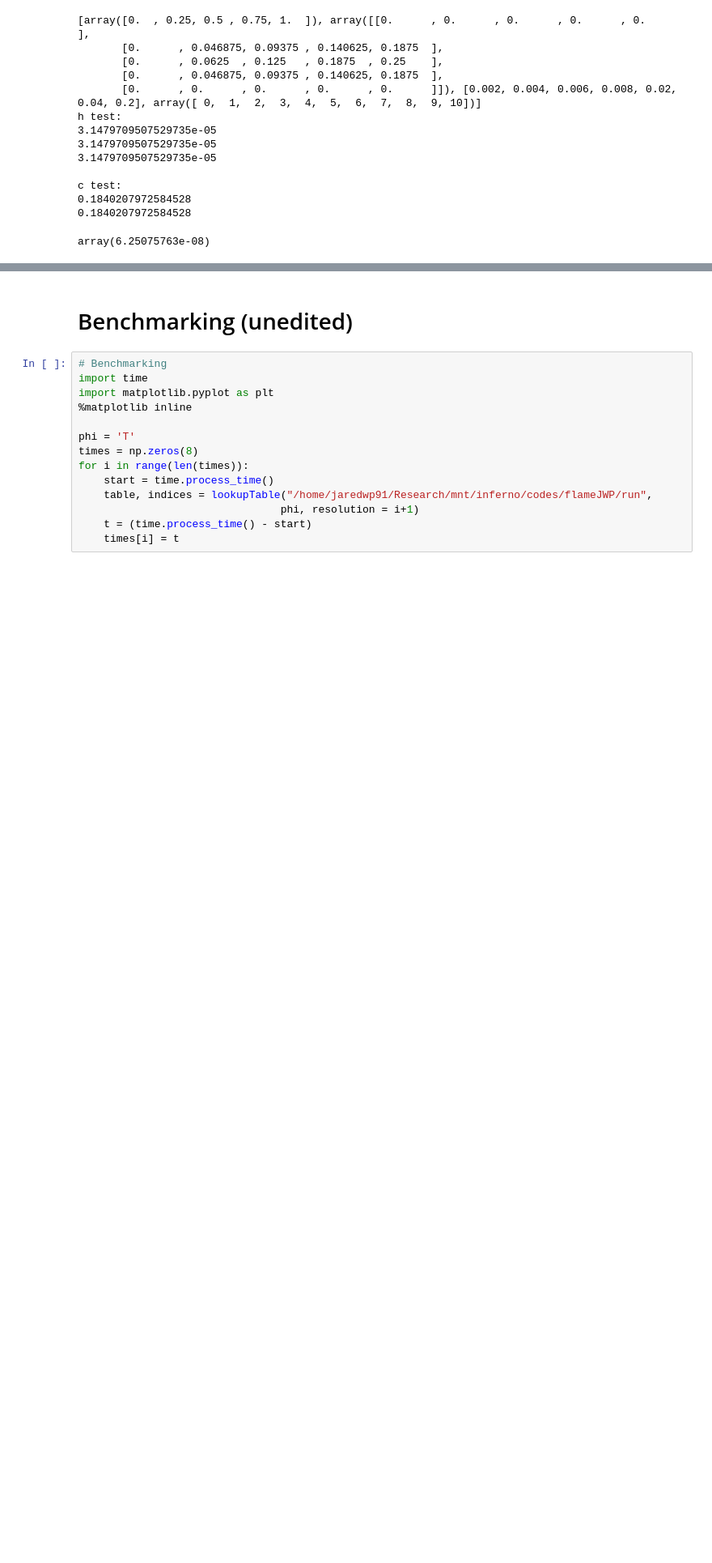
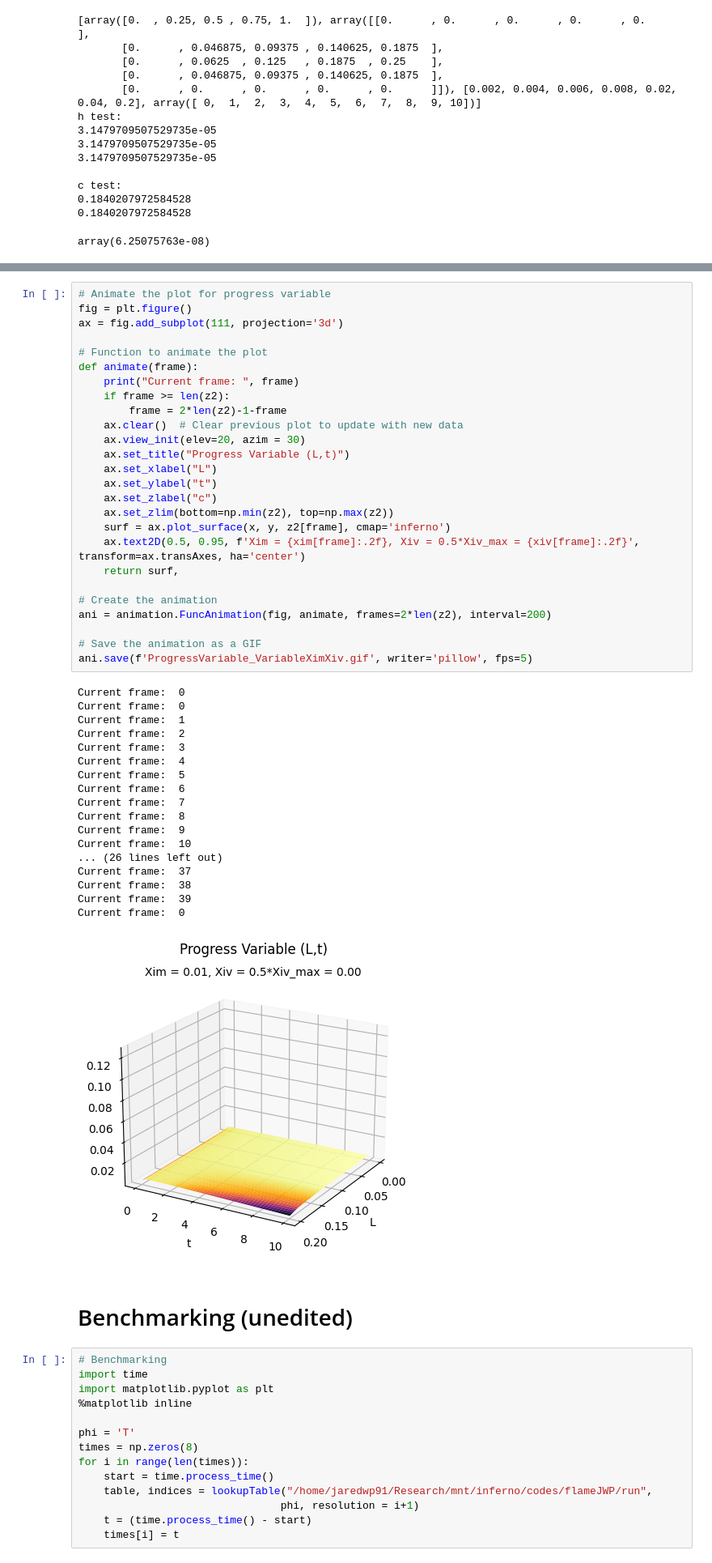
Before and after one commit to jwp91/TableMaker, a Jupyter notebook: flameTableMaker_LTindexing.ipynb, the cells around one changed output, grey strips where cells are left out. Shown at 81% size. Saved outputs shown, nothing was run; the diff lists cells and outputs as text; blank space fills up the shorter version.

```diff
--- a/flameTableMaker_LTindexing.ipynb
+++ b/flameTableMaker_LTindexing.ipynb
@@ -476,3 +600,48 @@ interactive(children=(IntSlider(value=45, description='theta', max=90), IntSlide
+# %%
+# Animate the plot for progress variable
+fig = plt.figure()
+ax = fig.add_subplot(111, projection='3d')
+
+# Function to animate the plot
+def animate(frame):
+    print("Current frame: ", frame)
+    if frame >= len(z2):
+        frame = 2*len(z2)-1-frame
+    ax.clear()  # Clear previous plot to update with new data
+    ax.view_init(elev=20, azim = 30)
+    ax.set_title("Progress Variable (L,t)")
+    ax.set_xlabel("L")
+    ax.set_ylabel("t")
+    ax.set_zlabel("c")
+    ax.set_zlim(bottom=np.min(z2), top=np.max(z2))
+    surf = ax.plot_surface(x, y, z2[frame], cmap='inferno')
+    ax.text2D(0.5, 0.95, f'Xim = {xim[frame]:.2f}, Xiv = 0.5*Xiv_max = {xiv[frame]:.2f}', transform=ax.transAxes, ha='center')
+    return surf,
+
+# Create the animation
+ani = animation.FuncAnimation(fig, animate, frames=2*len(z2), interval=200)
+
+# Save the animation as a GIF
+ani.save(f'ProgressVariable_VariableXimXiv.gif', writer='pillow', fps=5)
+# %% [output]
+Current frame:  0
+Current frame:  0
+Current frame:  1
+Current frame:  2
+Current frame:  3
+Current frame:  4
+Current frame:  5
+Current frame:  6
+Current frame:  7
+Current frame:  8
+Current frame:  9
+Current frame:  10
+... (26 lines left out)
+Current frame:  37
+Current frame:  38
+Current frame:  39
+Current frame:  0
+[figure, added]
 # %% [markdown]
 # Benchmarking (unedited)
 # %%
```
Also changed, not shown: parts of 9 cells of this notebook, 3 other files.
